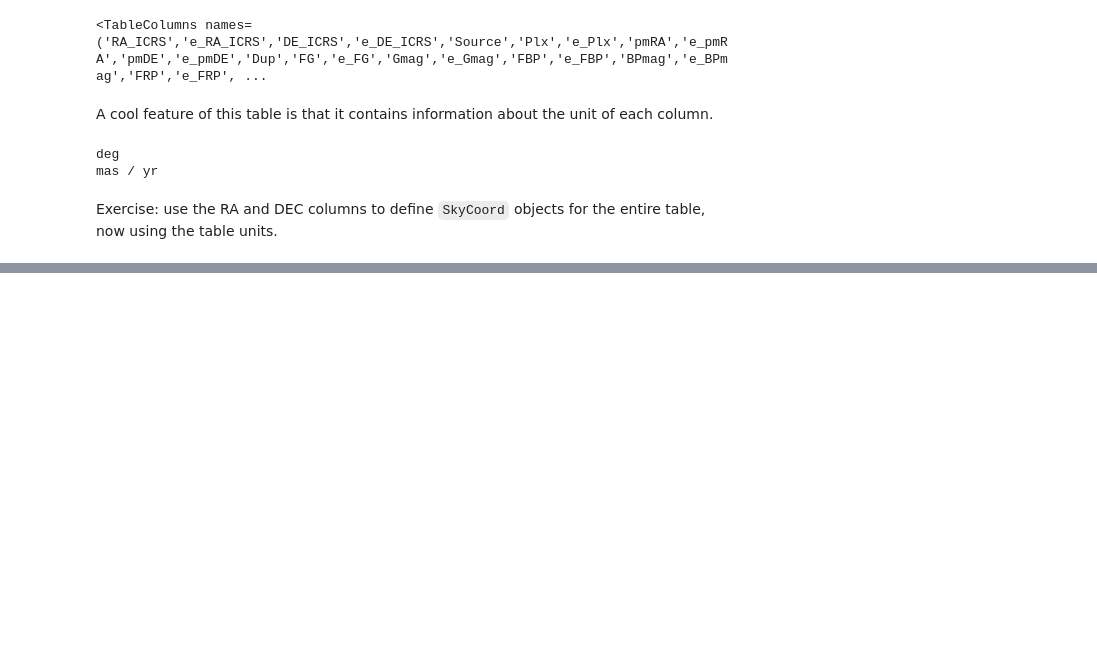
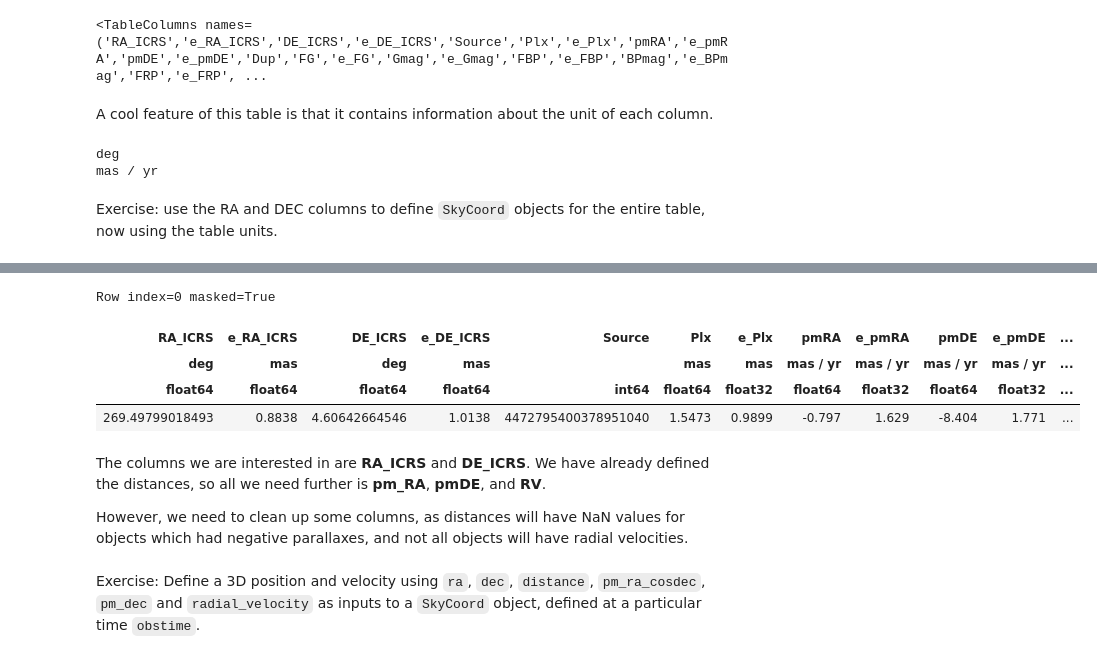
Before and after one commit to lofar-astron/astropytutorial, a Jupyter notebook: barnards_star.ipynb, the cells around one changed output, grey strips where cells are left out. Cells and saved outputs as stored; diff of their text form; code cells hidden in the pictures; blank space fills up the shorter version.

Commit message:
Added more exercises

```diff
--- a/barnards_star.ipynb
+++ b/barnards_star.ipynb
@@ -126,0 +140,4 @@ p
+# %%
+data["Plx"].fill_value = 1e-2 # Some small value
+plx = data["Plx"].filled()
+plx
@@ -126,0 +196,12 @@ p
+# %%
+data[0]
+# %% [output]
+Row index=0 masked=True
+| RA_ICRS | e_RA_ICRS | DE_ICRS | e_DE_ICRS | Source | Plx | e_Plx | pmRA | e_pmRA | pmDE | e_pmDE | ... |
+| deg | mas | deg | mas |  | mas | mas | mas / yr | mas / yr | mas / yr | mas / yr | ... |
+| float64 | float64 | float64 | float64 | int64 | float64 | float32 | float64 | float32 | float64 | float32 | ... |
+| 269.49799018493 | 0.8838 | 4.60642664546 | 1.0138 | 4472795400378951040 | 1.5473 | 0.9899 | -0.797 | 1.629 | -8.404 | 1.771 | ... |
+# %% [markdown]
+The columns we are interested in are **RA_ICRS** and **DE_ICRS**. We have already defined the distances, so all we need further is **pm_RA**, **pmDE**, and **RV**.
+
+However, we need to clean up some columns, as distances will have NaN values for objects which had negative parallaxes, and not all objects will have radial velocities.
@@ -126,0 +213,2 @@ p
+# %% [markdown]
+Exercise: Define a 3D position and velocity using `ra`, `dec`, `distance`, `pm_ra_cosdec`, `pm_dec` and `radial_velocity` as inputs to a `SkyCoord` object, defined at a particular time `obstime`.
```
Also changed, not shown: parts of 50 cells of this notebook.
